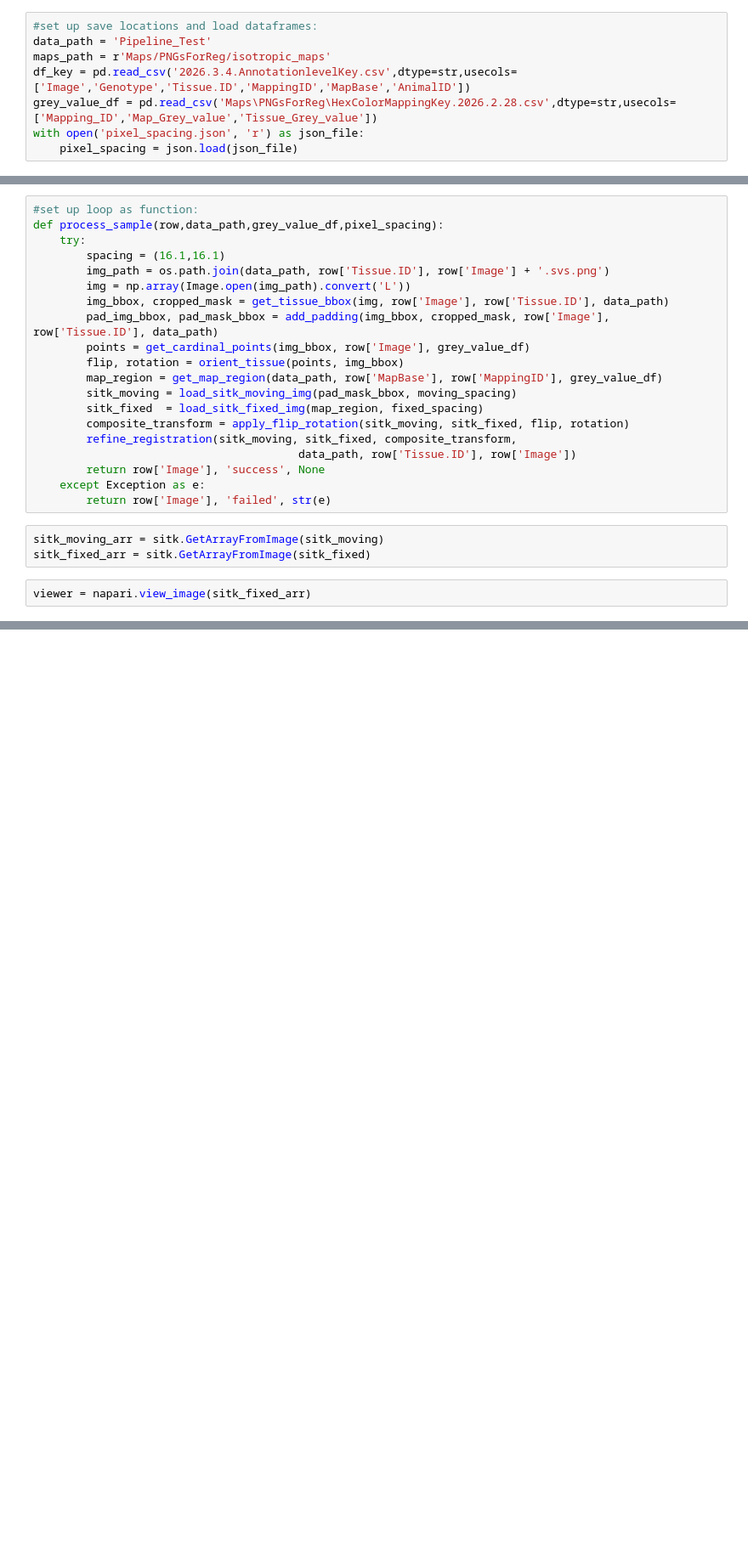
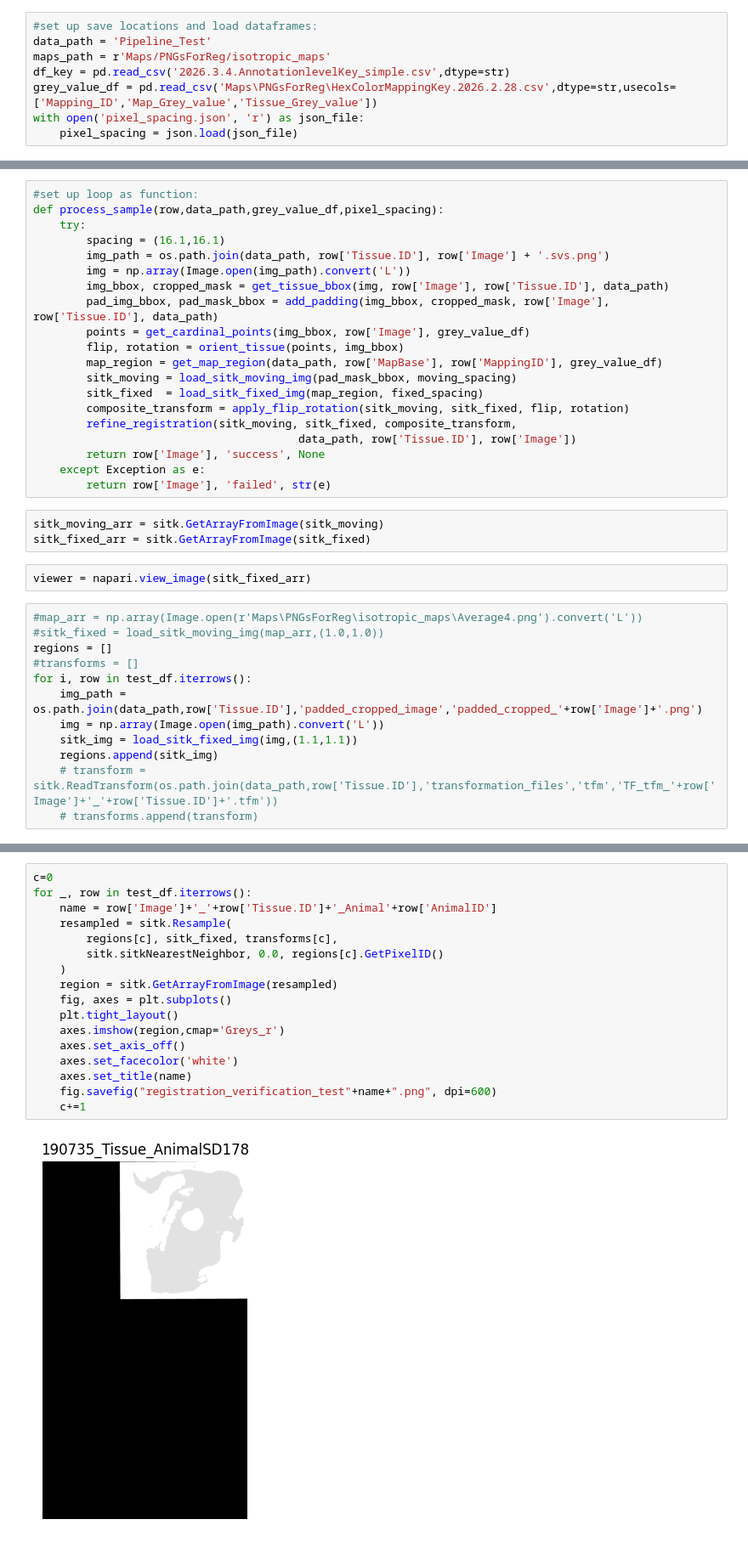
Before and after one commit to vaioic/Mammary_Gland_Involution, a Jupyter notebook: Map_Registration/Map_registration_V3.ipynb, the cells around one changed output, grey strips where cells are left out. Shown at 85% size. Cells and saved outputs as stored; diff of their text form; blank space fills up the shorter version.

```diff
--- a/Map_Registration/Map_registration_V3.ipynb
+++ b/Map_Registration/Map_registration_V3.ipynb
@@ -436,7 +436,7 @@ viewer = napari.view_image(stacked_maps)
 #set up save locations and load dataframes:
 data_path = 'Pipeline_Test'
 maps_path = r'Maps/PNGsForReg/isotropic_maps'
-df_key = pd.read_csv('2026.3.4.AnnotationlevelKey.csv',dtype=str,usecols=['Image','Genotype','Tissue.ID','MappingID','MapBase','AnimalID'])
+df_key = pd.read_csv('2026.3.4.AnnotationlevelKey_simple.csv',dtype=str)
 grey_value_df = pd.read_csv('Maps\PNGsForReg\HexColorMappingKey.2026.2.28.csv',dtype=str,usecols=['Mapping_ID','Map_Grey_value','Tissue_Grey_value'])
 with open('pixel_spacing.json', 'r') as json_file:
     pixel_spacing = json.load(json_file)
@@ -517,3 +537,15 @@ sitk_moving_arr = sitk.GetArrayFromImage(sitk_moving)
 sitk_fixed_arr = sitk.GetArrayFromImage(sitk_fixed)
 # %%
 viewer = napari.view_image(sitk_fixed_arr)
+# %%
+#map_arr = np.array(Image.open(r'Maps\PNGsForReg\isotropic_maps\Average4.png').convert('L'))
+#sitk_fixed = load_sitk_moving_img(map_arr,(1.0,1.0))
+regions = []
+#transforms = []
+for i, row in test_df.iterrows():
+    img_path = os.path.join(data_path,row['Tissue.ID'],'padded_cropped_image','padded_cropped_'+row['Image']+'.png')
+    img = np.array(Image.open(img_path).convert('L'))
+    sitk_img = load_sitk_fixed_img(img,(1.1,1.1))
+    regions.append(sitk_img)
+    # transform = sitk.ReadTransform(os.path.join(data_path,row['Tissue.ID'],'transformation_files','tfm','TF_tfm_'+row['Image']+'_'+row['Tissue.ID']+'.tfm'))
+    # transforms.append(transform)
@@ -549,0 +576,19 @@ plt.show()
+# %%
+c=0
+for _, row in test_df.iterrows():
+    name = row['Image']+'_'+row['Tissue.ID']+'_Animal'+row['AnimalID']
+    resampled = sitk.Resample(
+        regions[c], sitk_fixed, transforms[c],
+        sitk.sitkNearestNeighbor, 0.0, regions[c].GetPixelID()
+    )
+    region = sitk.GetArrayFromImage(resampled)
+    fig, axes = plt.subplots()
+    plt.tight_layout()
+    axes.imshow(region,cmap='Greys_r')
+    axes.set_axis_off()
+    axes.set_facecolor('white')
+    axes.set_title(name)
+    fig.savefig("registration_verification_test"+name+".png", dpi=600)
+    c+=1
+# %% [output]
+[figure, added]
```
Also changed, not shown: parts of 6 cells of this notebook.
